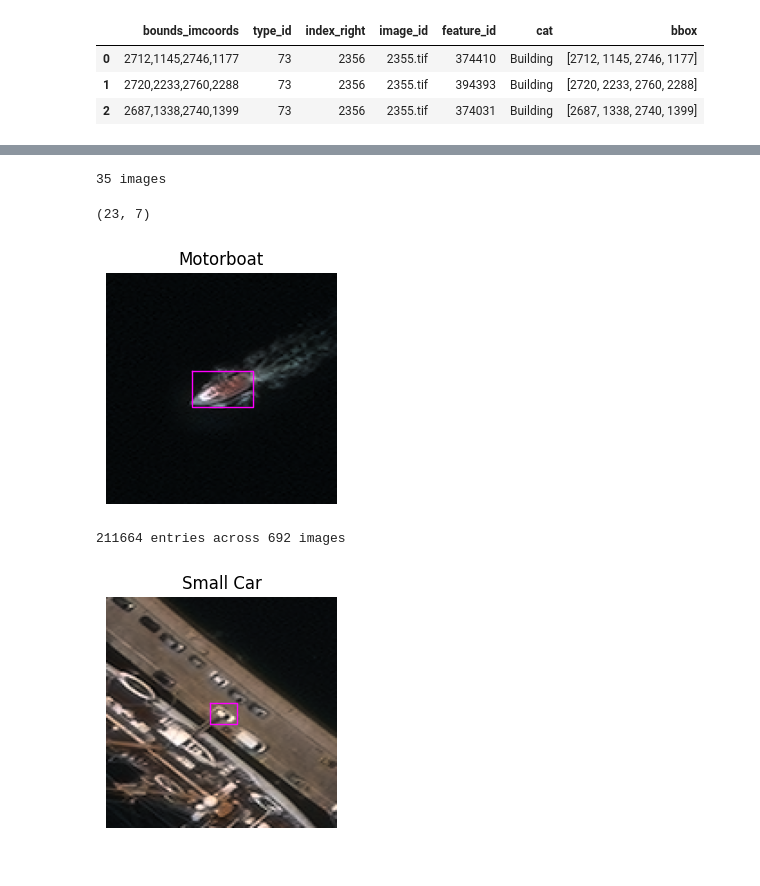
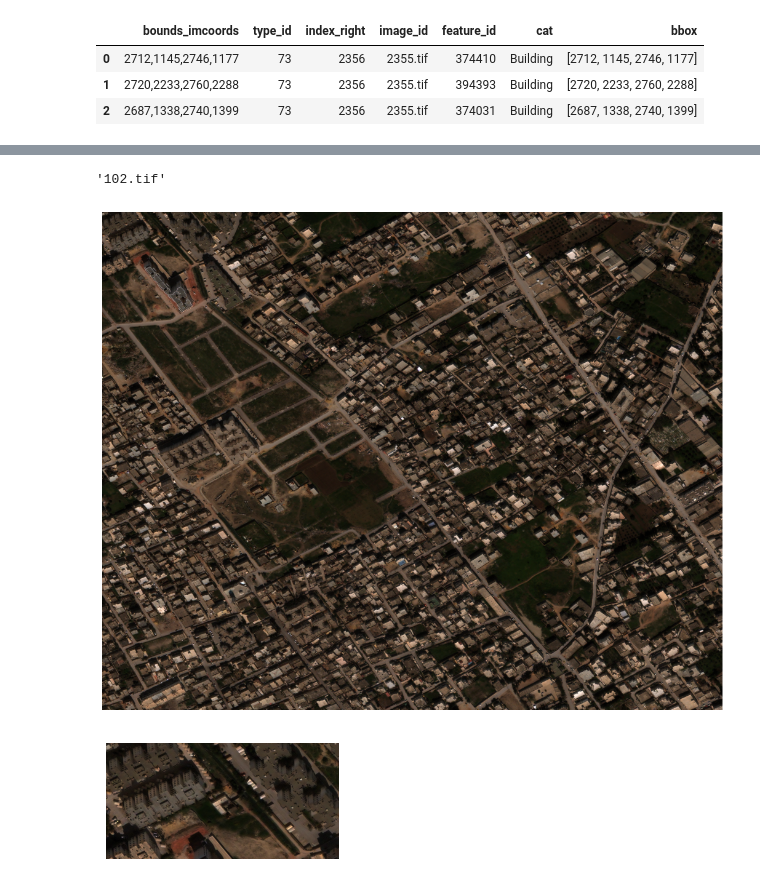
Before and after one commit to dpanas/clear-dear, a Jupyter notebook: notebooks/dp-0-data-explore-2-xView.ipynb, the cells around one changed output, grey strips where cells are left out. Cells and saved outputs as stored; diff of their text form; code cells hidden in the pictures.

```diff
--- a/notebooks/dp-0-data-explore-2-xView.ipynb
+++ b/notebooks/dp-0-data-explore-2-xView.ipynb
@@ -178,32 +148,0 @@ plt.hist(dfg['var'].clip(upper=2000),bins=50)
-# %%
-target_ims = dfg.loc[ dfg['var']<100].index.tolist()
-print(f'{len(target_ims)} images')
-# %% [output]
-35 images
-# %%
-sample_im_name = target_ims[0]
-df_ = df.loc[ df['image_id']== sample_im_name]
-image_ = sduti.to_numpy( sduti.load_image( f'{data_path}{sample_im_name}'))
-xmax, ymax, _ = image_.shape
-df_.shape
-# %% [output]
-(23, 7)
-# %%
-which = 2
-bbox = df_.iloc[ which]['bbox']
-category = df_.iloc[ which]['cat']
-image_bbox, bbox_inner = center_on_bbox( bbox, 128, xmax, ymax)
-if image_bbox is not None:
-    ax = splot.plot_single( crop_to_bbox( image_, image_bbox), figsize= (3,3))
-    splot.plot_bbox( *bbox_inner, ax= ax)
-    ax.set_title( category)
-# %% [output]
-[figure, removed]
-# %%
-target_cond = ( df['cat'] == 'Small Car')
-target_ids = df.loc[ target_cond].index
-target_ims = df.loc[ target_ids, 'image_id'].unique()
-print(f'{len(target_ids)} entries across {len(target_ims)} images')
-sample_im_name = df.loc[ target_ids,'image_id'].unique()[0]
-# %% [output]
-211664 entries across 692 images
@@ -214,11 +149,17 @@ xmax, ymax, _ = image_.shape
-# %%
-which = 7
-bbox = df_.iloc[ which]['bbox']
-category = df_.iloc[ which]['cat']
-image_bbox, bbox_inner = center_on_bbox( bbox, 128, xmax, ymax)
-if image_bbox is not None:
-    ax = splot.plot_single( crop_to_bbox( image_, image_bbox), figsize= (3,3))
-    splot.plot_bbox( *bbox_inner, ax= ax)
-    ax.set_title( category)
-# %% [output]
-[figure, removed]
+# %%
+sample_im_name = target_ims[0]
+df_ = df.loc[ df['image_id']== sample_im_name]
+image_ = sdut.to_numpy( sdut.load_image( f'{data_path}{sample_im_name}'))
+xmax, ymax, _ = image_.shape
+figsize = ( int(xmax / 200), int( ymax/ 200))
+sample_im_name
+# %% [output]
+'102.tif'
+# %%
+ax = splo.plot_single(image_, figsize= figsize)
+# %% [output]
+[figure, added]
+# %%
+ax = splo.plot_single(image_[0:300,:,:][:,0:600,:], figsize= (3,6))
+# %% [output]
+[figure, added]
```
Also changed, not shown: parts of 18 cells of this notebook, 5 other files.
